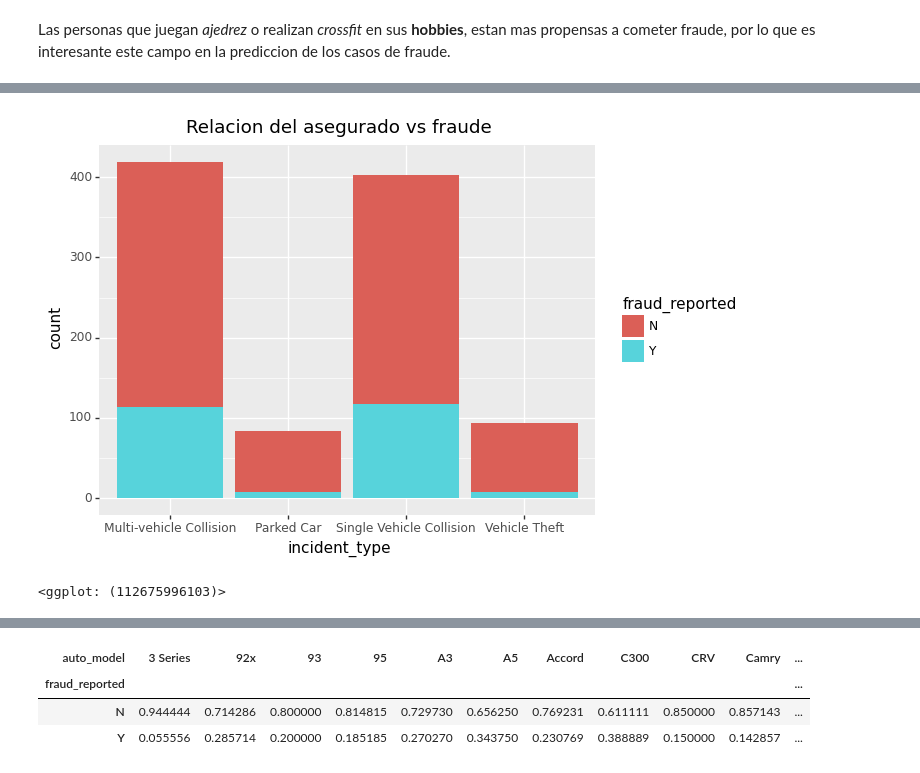
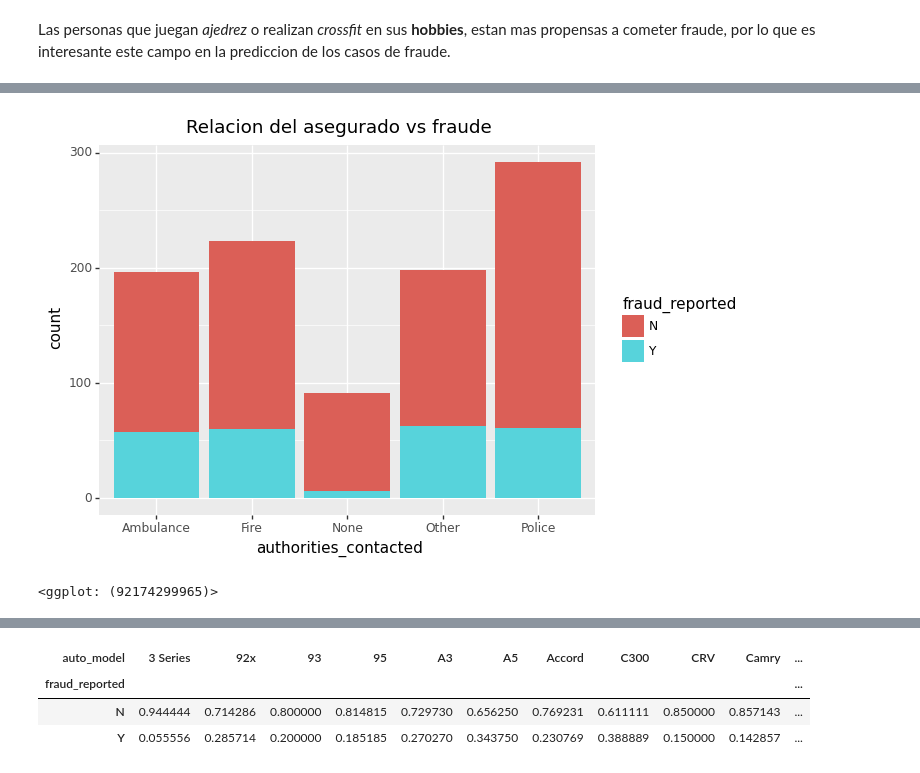
Before and after one commit to JhonHarry/Proyecto_TFM_UOC, a Jupyter notebook: code/insurance test models JHLG 12042022.ipynb, the cells around one changed output, grey strips where cells are left out. Cells and saved outputs as stored; diff of their text form; code cells hidden in the pictures.

```diff
--- a/code/insurance test models JHLG 12042022.ipynb
+++ b/code/insurance test models JHLG 12042022.ipynb
@@ -692,11 +702,9 @@ ggplot(df) + geom_bar(aes(x='incident_severity', fill='fraud_reported'))+\
 # %%
-#relation = df['insured_relationship'].value_counts().index.tolist()[::-1]
-# generamos el grafico
-ggplot(df) + geom_bar(aes(x='incident_type', fill='fraud_reported'))+\
+ggplot(df) + geom_bar(aes(x='authorities_contacted', fill='fraud_reported'))+\
            ggtitle('Relacion del asegurado vs fraude')
 # %% [output]
-[figure, old version]
+[figure, new version]
-<ggplot: (112675996103)>
+<ggplot: (92174299965)>
 # %%
 auto_model = df['auto_model'].value_counts().index.tolist()[::-1]
 ggplot(df) + geom_bar(aes(x='auto_model', fill='fraud_reported'))+\
```
Also changed, not shown: parts of 110 cells of this notebook, 1 other file.
